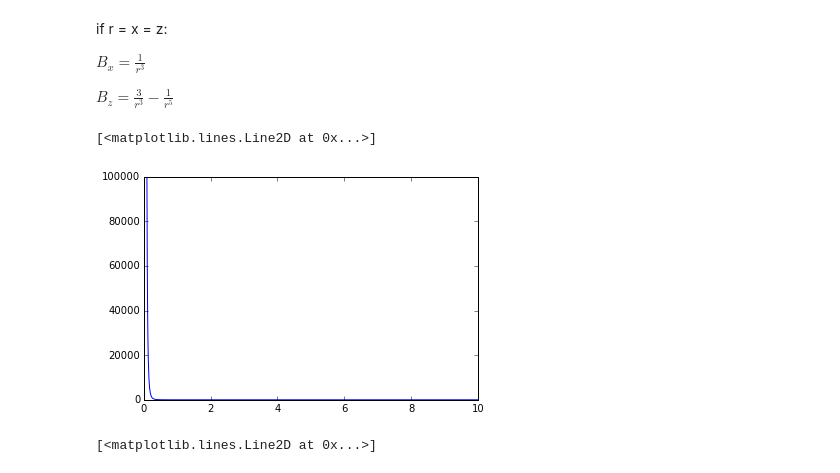
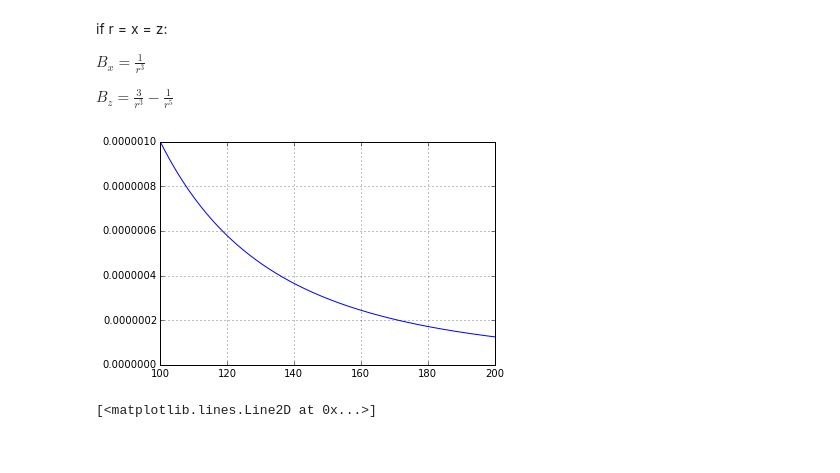
Before and after one commit to LafeLabs/PostCapitalistIndustry, a Jupyter notebook: jupyterNotebooks/Fields/BasicDipoleField.ipynb, the cells around one changed output. Drawn from its saved outputs; the diff is of its cells as text; code cells hidden in the pictures.

```diff
--- a/jupyterNotebooks/Fields/BasicDipoleField.ipynb
+++ b/jupyterNotebooks/Fields/BasicDipoleField.ipynb
@@ -91,13 +91,17 @@ if r = x = z:
 $B_x  = \frac{1}{r^3}$
 
 $B_z = \frac{3}{r^3} - \frac{1}{r^5}$
-# %%
-x = linspace(0.1,10,1000)
-B = x**-5
-plot(x,B)
-# %% [output]
-[<matplotlib.lines.Line2D at 0x...>]
-[figure, removed]
+# %%
+xstart = 100
+xstop = 200
+
+x = linspace(xstart,xstop,1000)
+B = x**-3
+plot(x,B)
+axis([xstart,xstop,0,0.000001])
+grid()
+# %% [output]
+[figure, added]
 # %%
 x = linspace(0.1,10,1000)
 B = x**-5
```
Also changed, not shown: parts of 1 cell of this notebook, 7 other files.
